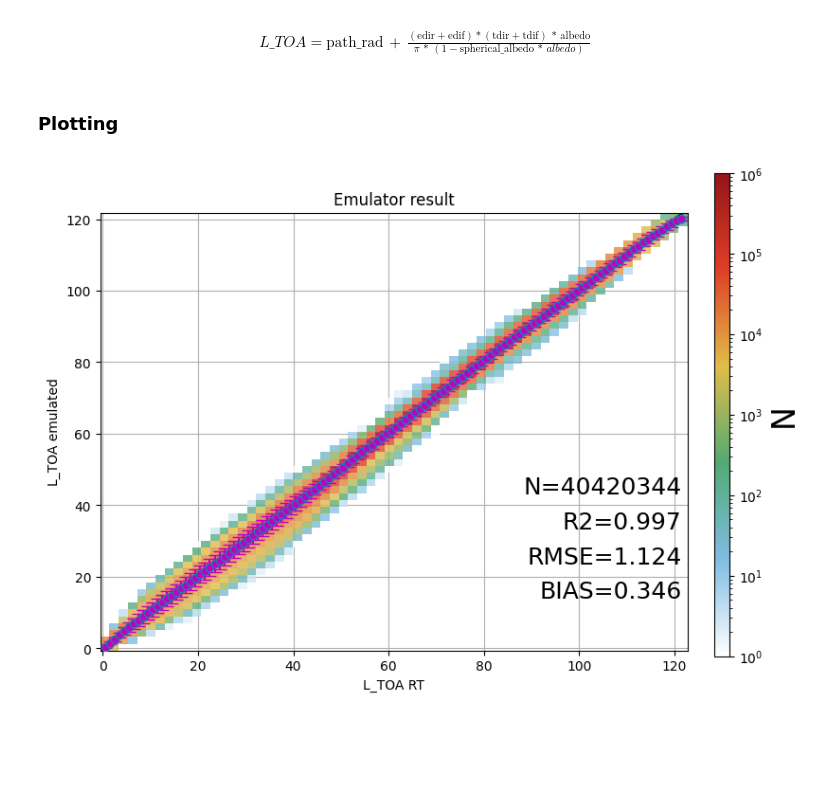
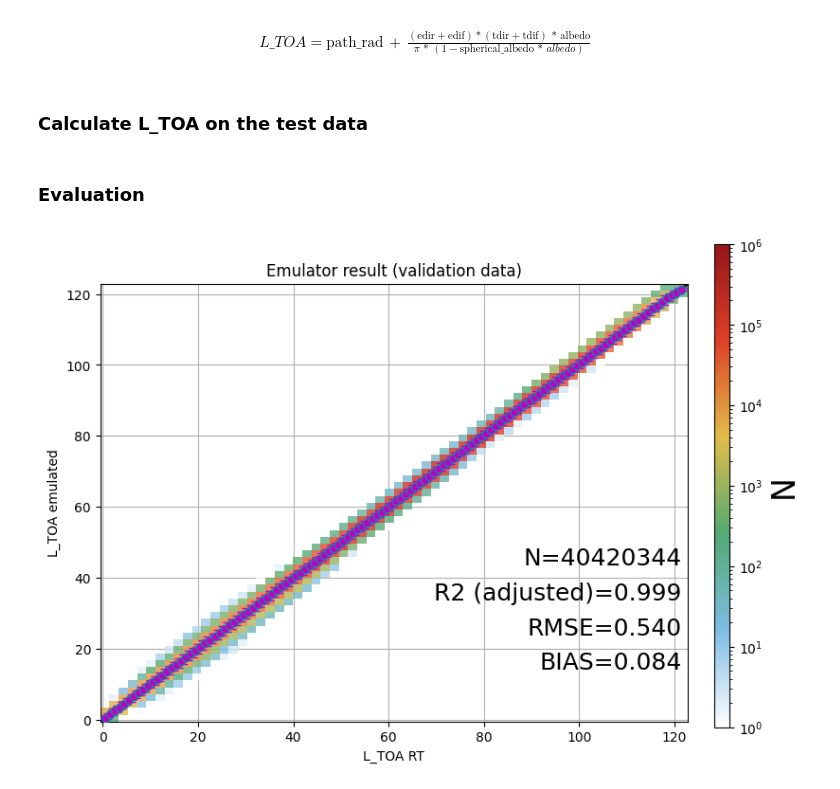
Before and after one commit to HerraKaava/RT_model_emulator, a Jupyter notebook: code-files/L_TOA.ipynb, the cells around one changed output. Saved outputs shown, nothing was run; the diff lists cells and outputs as text; code cells hidden in the pictures; blank space fills up the shorter version.

```diff
--- a/code-files/L_TOA.ipynb
+++ b/code-files/L_TOA.ipynb
@@ -42,0 +96,2 @@ tdir_preds = emulator_outputs["tdir_up_preds"]
+# %%
+val_preds = load_emulator_val_preds("/fmi/projappl/project_2001985/jamin/data/libradtran_data/NN_data/val_preds/")
@@ -42,0 +108,8 @@ tdir_preds = emulator_outputs["tdir_up_preds"]
+# %%
+##### Validation preds #####
+val_preds_edif = val_preds["val_preds_edif"]
+val_preds_edir = val_preds["val_preds_edir"]
+val_preds_path_rad = val_preds["val_preds_path_rad"]
+val_preds_SA = val_preds["val_preds_SA"]
+val_preds_tdif_up = val_preds["val_preds_tdif_up"]
+val_preds_tdir_up = val_preds["val_preds_tdir_up"]
@@ -49,8 +166,8 @@ tdir_preds = emulator_outputs["tdir_up_preds"]
 # %%
 albedo = 0.15
 # %%
-L_TOA_RT = path_rad_RT + ((edir_RT + edif_RT) * (tdir_RT + tdif_RT) * albedo) / (np.pi * (1 - spherical_albedo_RT * albedo))
+L_TOA_RT_val = path_rad_val + ((edir_val + edif_val) * (tdir_up_val + tdif_up_val) * albedo) / (np.pi * (1 - SA_val * albedo))
 # %%
-L_TOA_emulated = path_rad_preds + ((edir_preds + edif_preds) * (tdir_preds + tdif_preds) * albedo) / (np.pi * (1 - spherical_albedo_preds * albedo))
+L_TOA_emulated_val = val_preds_path_rad + ((val_preds_edir + val_preds_edif) * (val_preds_tdir_up + val_preds_tdif_up) * albedo) / (np.pi * (1 - val_preds_SA * albedo))
-# %% [markdown]
-<h3>Plotting</h3>
+# %% [markdown]
+<h3>Calculate L_TOA on the test data</h3>
@@ -57,11 +178,13 @@ L_TOA_emulated = path_rad_preds + ((edir_preds + edif_preds) * (tdir_preds + tdi
+# %% [markdown]
+<h3>Evaluation</h3>
 # %%
-plot_data(y_true=L_TOA_RT,
-          y_pred=L_TOA_emulated,
-          title="Emulator result",
+plot_data(y_true=L_TOA_RT_val,
+          y_pred=L_TOA_emulated_val,
+          title="Emulator result (validation data)",
           x_label="L_TOA RT",
           y_label="L_TOA emulated",
           error_bar_on=True,
           save_fig=False,
           fig_name=None)
 # %% [output]
-[figure, old version]
+[figure, new version]
```
Also changed, not shown: parts of 21 cells of this notebook, 2 other files.
